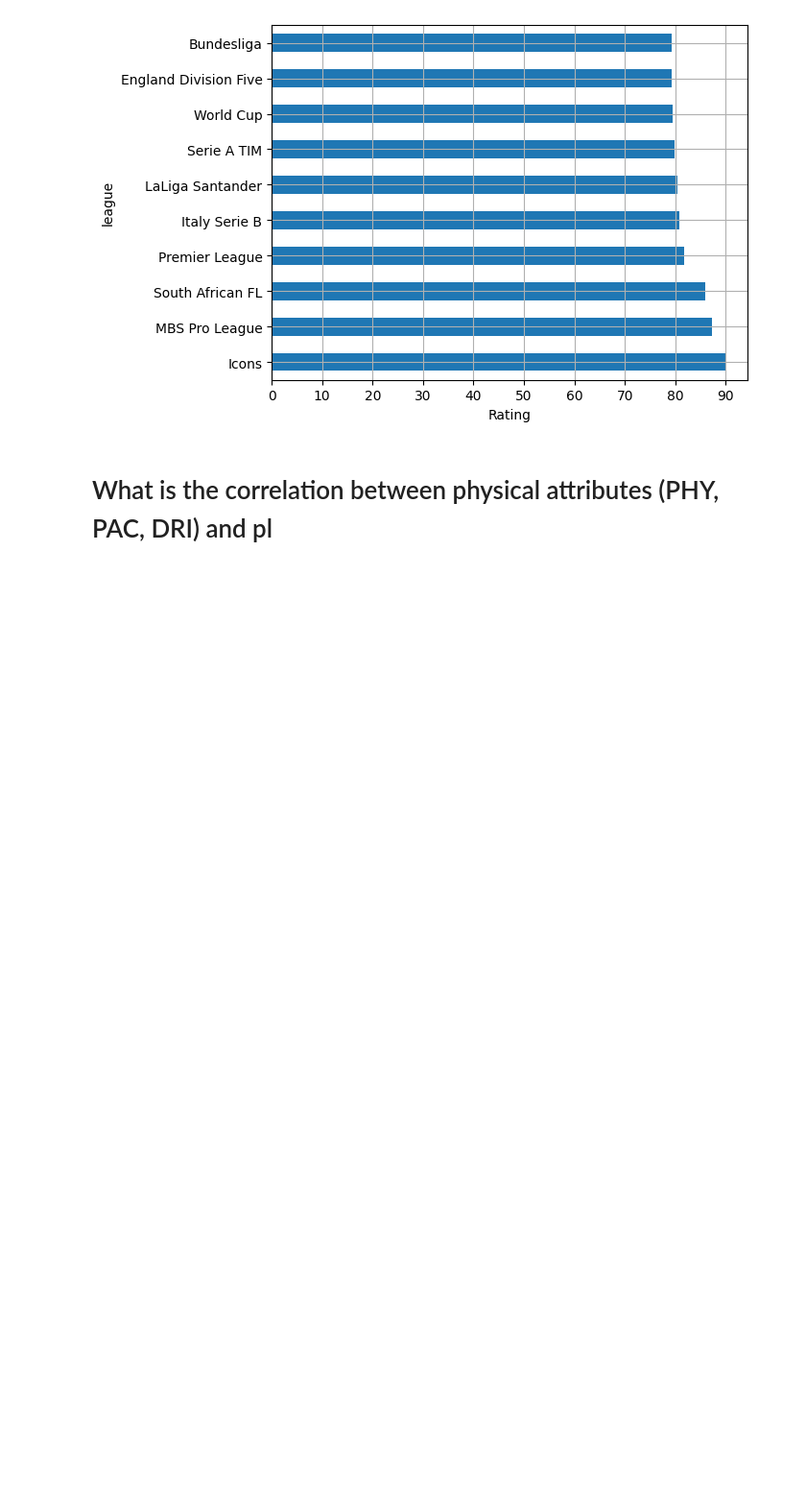
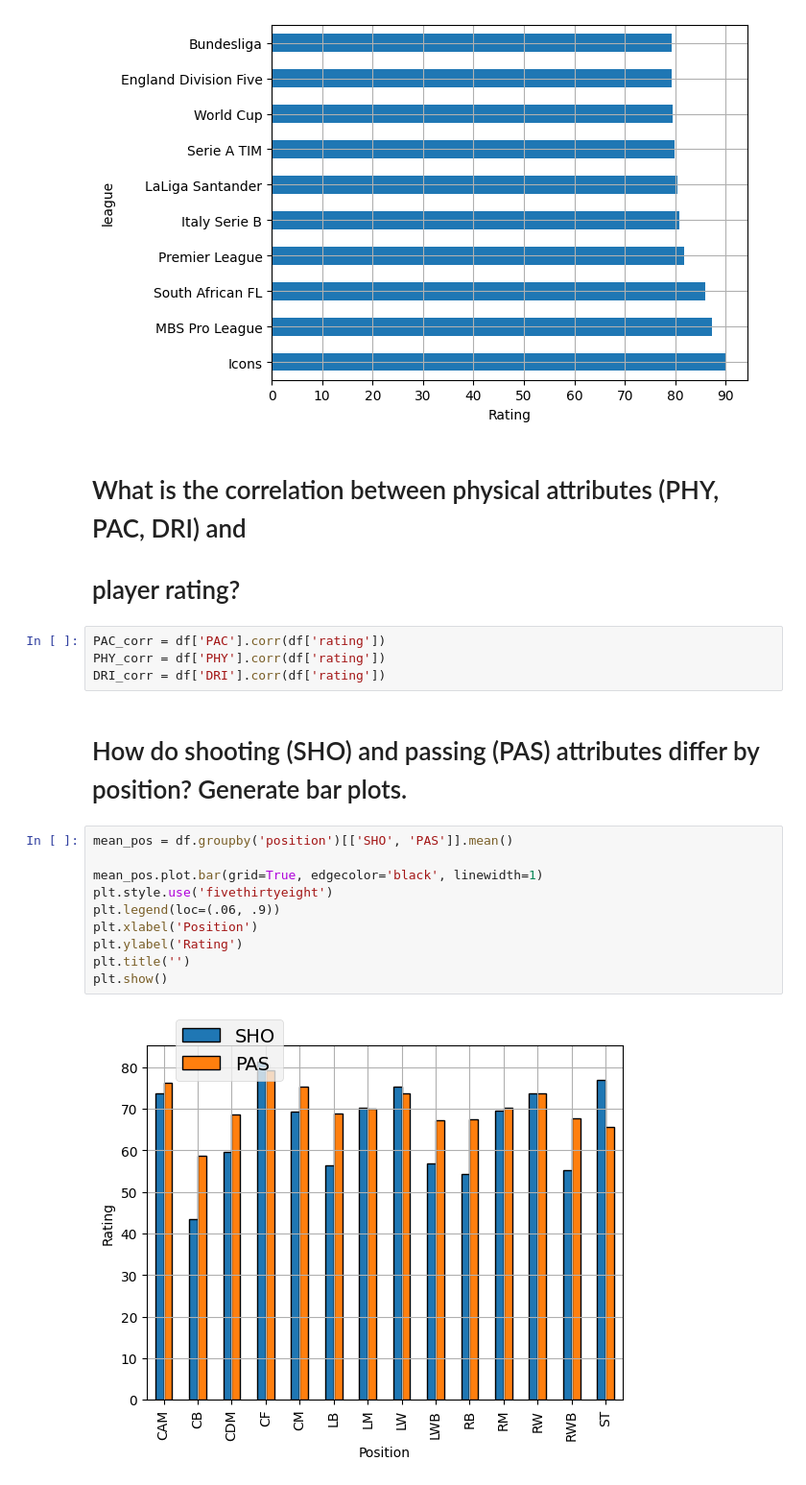
Before and after one commit to AliElneklawy/fifa23_player_cards, a Jupyter notebook: fifa23_player_cards.ipynb, the cells around one changed output. Shown: that part at 96% size. Drawn from its saved outputs; the diff is of its cells as text; blank space fills up the shorter version.

```diff
--- a/fifa23_player_cards.ipynb
+++ b/fifa23_player_cards.ipynb
@@ -153,4 +153,23 @@ plt.show()
 # %% [output]
 [figure]
 # %% [markdown]
-# What is the correlation between physical attributes (PHY, PAC, DRI) and pl
+# What is the correlation between physical attributes (PHY, PAC, DRI) and
+# player rating?
+# %%
+PAC_corr = df['PAC'].corr(df['rating'])
+PHY_corr = df['PHY'].corr(df['rating'])
+DRI_corr = df['DRI'].corr(df['rating'])
+# %% [markdown]
+# How do shooting (SHO) and passing (PAS) attributes differ by position? Generate bar plots.
+# %%
+mean_pos = df.groupby('position')[['SHO', 'PAS']].mean()
+
+mean_pos.plot.bar(grid=True, edgecolor='black', linewidth=1)
+plt.style.use('fivethirtyeight')
+plt.legend(loc=(.06, .9))
+plt.xlabel('Position')
+plt.ylabel('Rating')
+plt.title('')
+plt.show()
+# %% [output]
+[figure, added]
```
Also changed, not shown: parts of 10 cells of this notebook.
